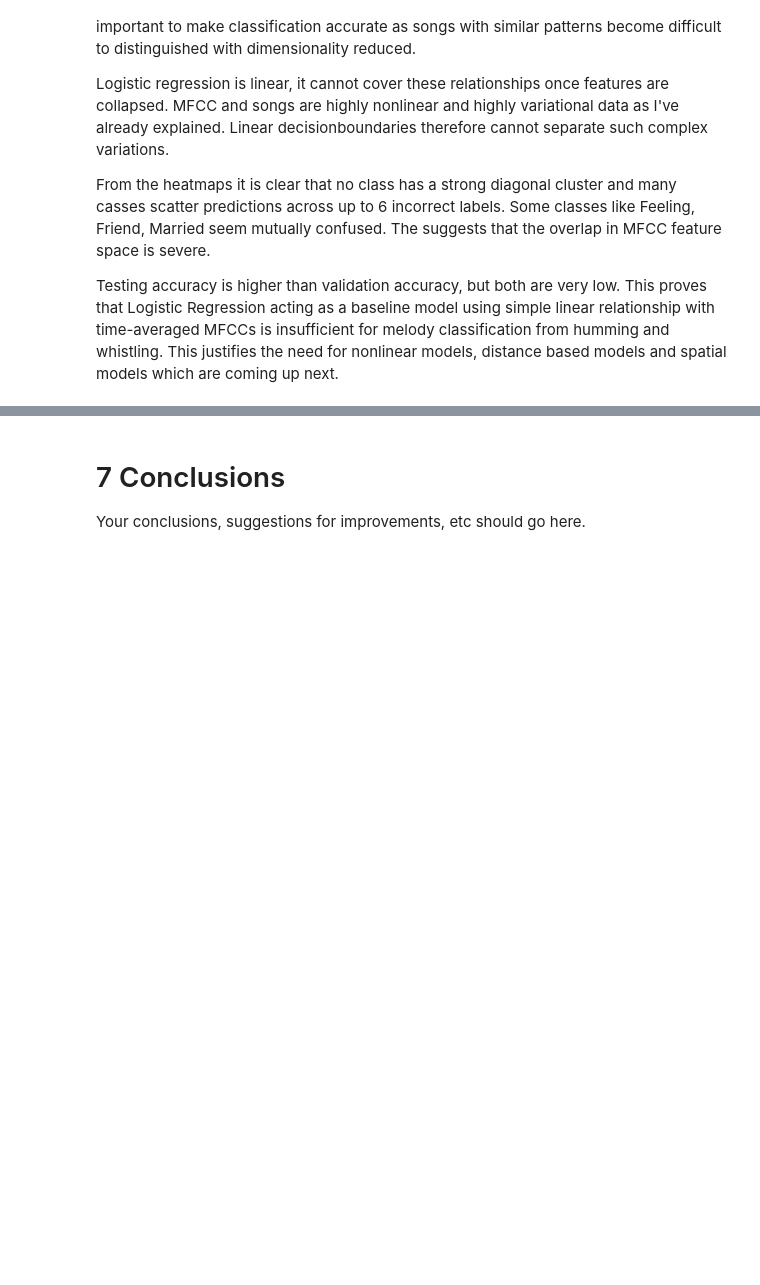
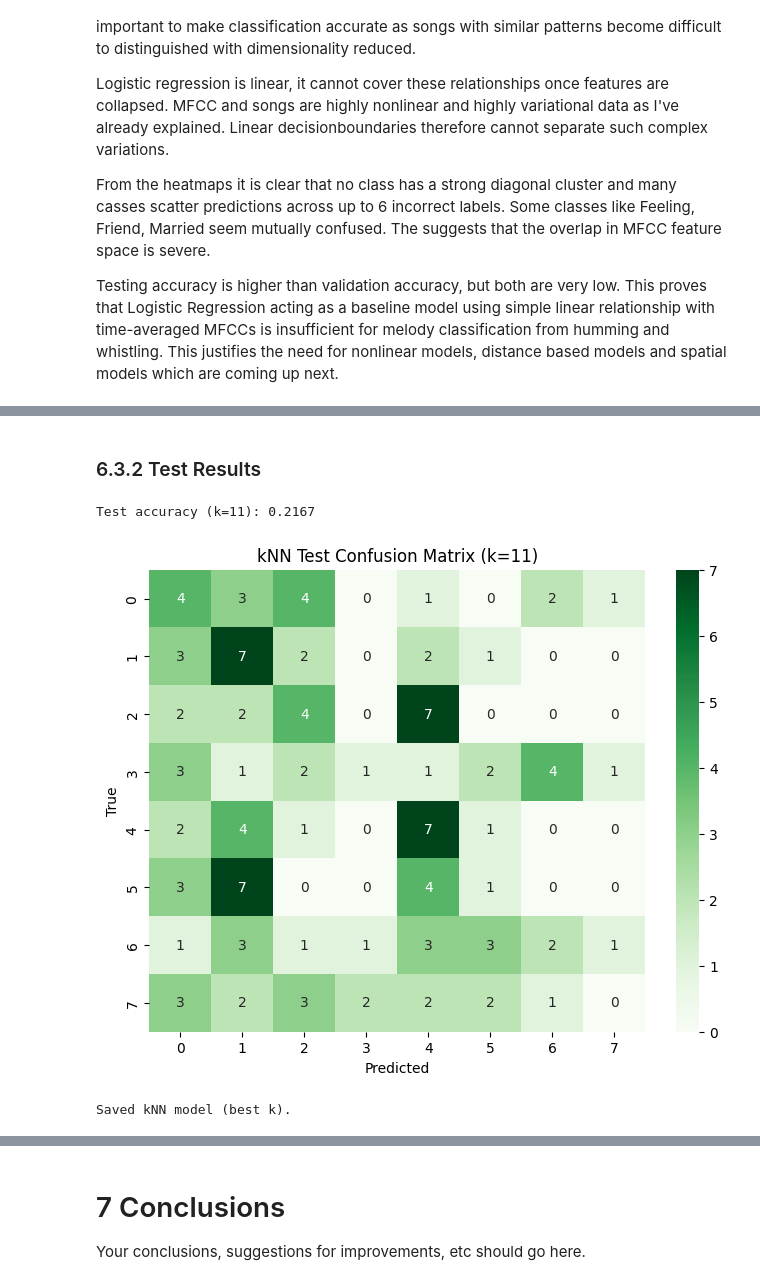
Before and after one commit to dgorbunova/ML-Hums-Whistles-Classification, a Jupyter notebook: notebook/ECS7020P_miniproject_2526.ipynb, the cells around one changed output, grey strips where cells are left out. Saved outputs shown, nothing was run; the diff lists cells and outputs as text; code cells hidden in the pictures; blank space fills up the shorter version.

```diff
--- a/notebook/ECS7020P_miniproject_2526.ipynb
+++ b/notebook/ECS7020P_miniproject_2526.ipynb
@@ -816,0 +891,28 @@ Testing accuracy is higher than validation accuracy, but both are very low. This
+# %% [markdown]
+### 6.3.2 Test Results
+# %%
+# final model
+best_knn = KNeighborsClassifier(n_neighbors=best_k)
+best_knn.fit(X_train_mfcc, y_train)
+
+test_preds = best_knn.predict(X_test_mfcc)
+test_acc = accuracy_score(y_test, test_preds)
+print(f"Test accuracy (k={best_k}):", f"{test_acc:.4f}")
+
+# test confusion matrix
+cm_test = confusion_matrix(y_test, test_preds)
+
+plt.figure(figsize=(8, 6))
+sns.heatmap(cm_test, annot=True, cmap="Greens", fmt="g")
+plt.title(f"kNN Test Confusion Matrix (k={best_k})")
+plt.xlabel("Predicted")
+plt.ylabel("True")
+plt.show()
+
+
+joblib.dump(best_knn, "../models/knn_model.pkl")
+print("Saved kNN model (best k).")
+# %% [output]
+Test accuracy (k=11): 0.2167
+[figure, added]
+Saved kNN model (best k).
```
Also changed, not shown: parts of 6 cells of this notebook, 2 other files.
